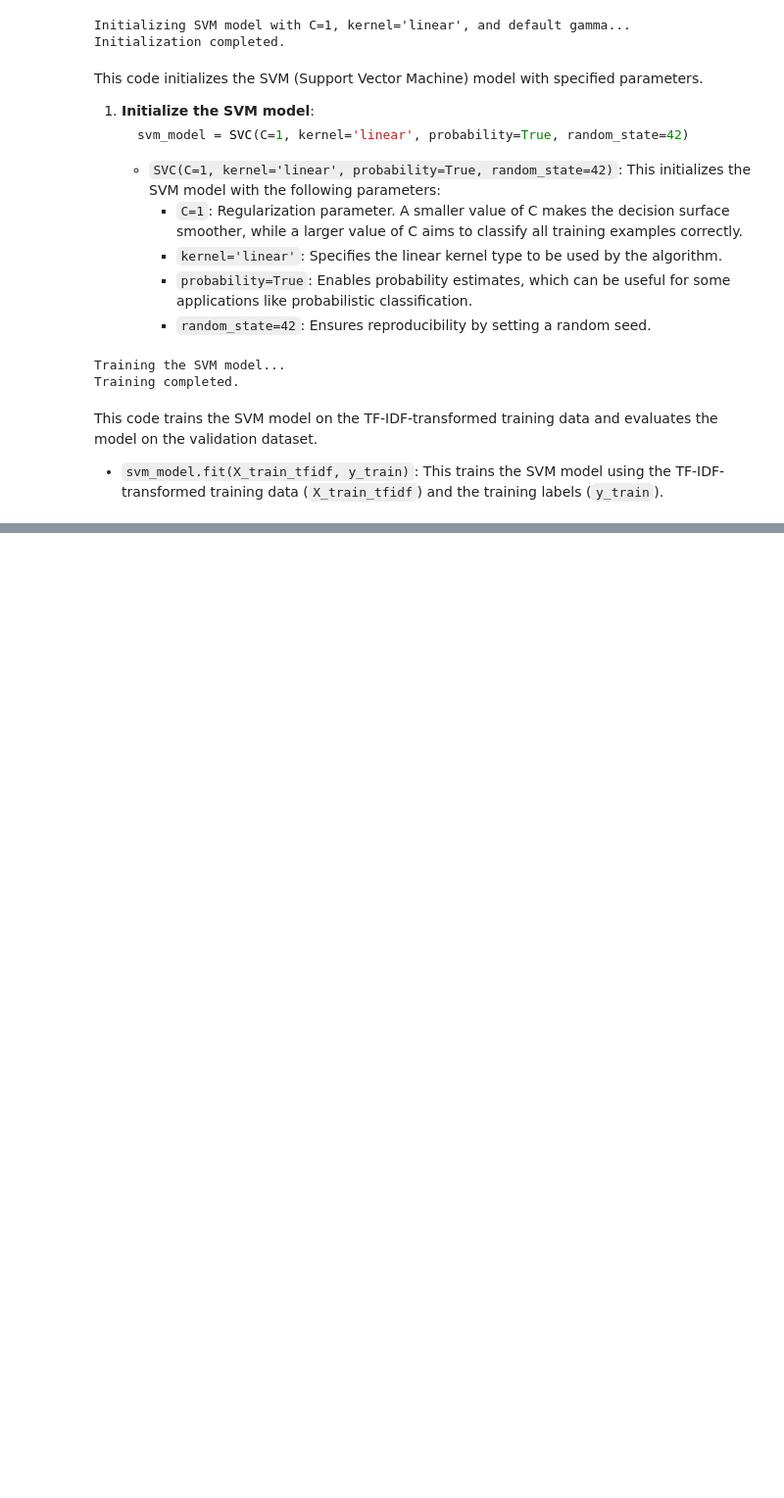
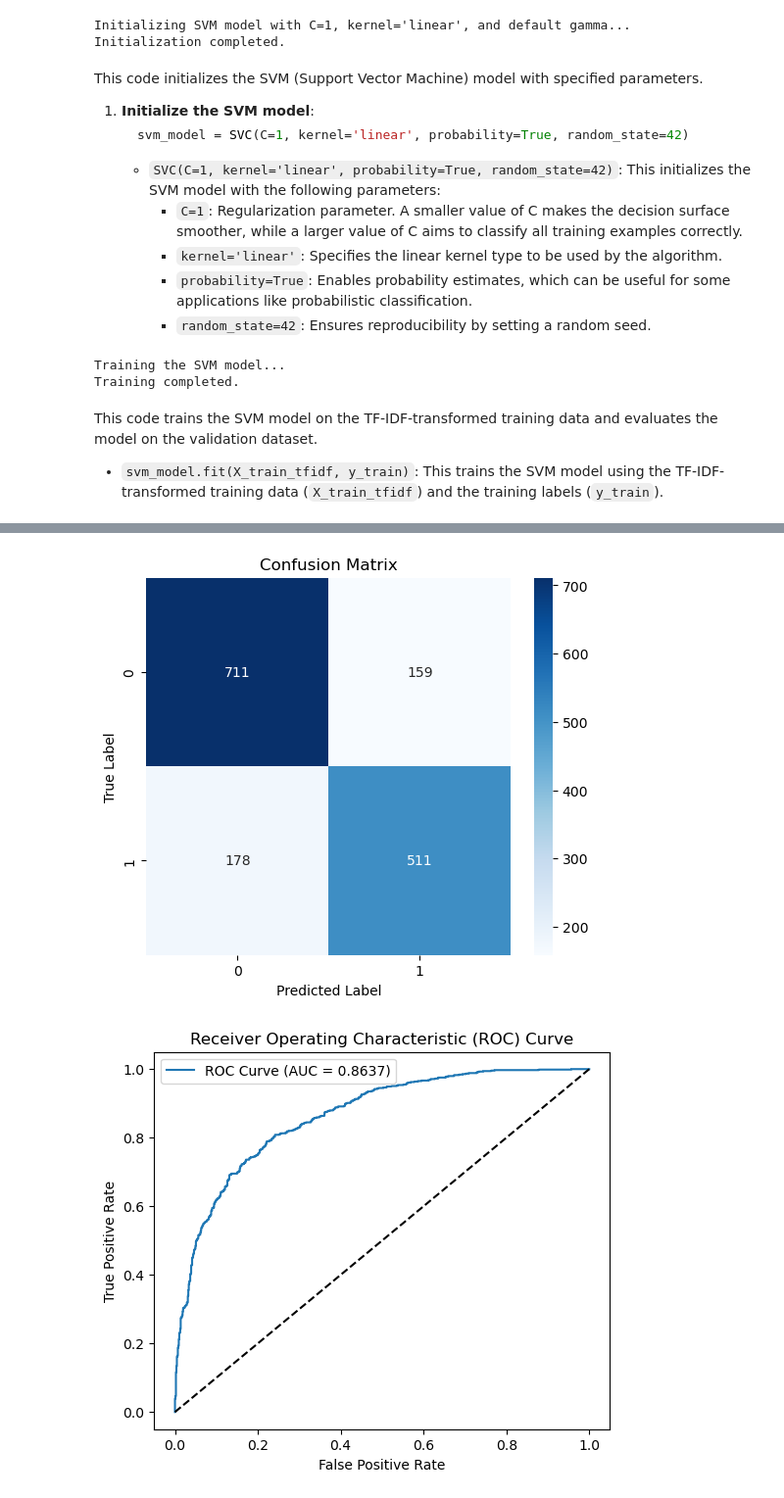
Before and after one commit to Research-Implementation/Advanced-Cyberbullying-Detection-A-Hybrid-ML-NLP-Approach, a Jupyter notebook: Cyberbullying_Project.ipynb, the cells around one changed output, grey strips where cells are left out. Shown at 98% size. Cells and saved outputs as stored; diff of their text form; code cells hidden in the pictures; blank space fills up the shorter version.

```diff
--- a/Cyberbullying_Project.ipynb
+++ b/Cyberbullying_Project.ipynb
@@ -637,7 +697,7 @@ This code performs feature extraction on the text data using TF-IDF (Term Freque
 # %%
 # Step 1: Initialize the SVM model with specified parameters
 print("Initializing SVM model with C=1, kernel='linear', and default gamma...")
-svm_model = SVC(C=1, kernel='linear', probability=True, random_state=42)
+svm_model = SVC(C=0.4641, kernel='rbf', gamma='scale', probability=True, random_state=42)
 print("Initialization completed.")
 # %% [output]
 Initializing SVM model with C=1, kernel='linear', and default gamma...
@@ -1937,0 +730,10 @@ test_saved_model("fuck boy", "svm")
+# %%
+# Save Model & Vectorizer
+
+import pickle
+
+with open("svm.pkl", "wb") as svm_file:
+    pickle.dump(svm_model, svm_file)
+
+with open("svm_vectorizer.pkl", "wb") as vec_file:
+    pickle.dump(tfidf_vectorizer, vec_file)
@@ -1937,0 +1236,64 @@ test_saved_model("fuck boy", "svm")
+# %%
+from sklearn.metrics import f1_score  # Re-import f1_score to override any accidental redefinitions
+
+device = torch.device("cuda" if torch.cuda.is_available() else "cpu")
+
+# Load tokenizer and BERT model
+tokenizer = DistilBertTokenizer.from_pretrained("distilbert-base-uncased")
+bert_model = DistilBertModel.from_pretrained("distilbert-base-uncased").to(device)
+bert_model.eval()
+
+# Load saved SVM model
+with open("hybrid_manual.pkl", "rb") as hybrid_file:
+    hybrid_model = pickle.load(hybrid_file)
+
+print("Loaded saved Hybrid model successfully.")
+
+# Generate embeddings for test data
+print("Fetching embeddings for evaluation...")
+
+print("Embeddings fetched.")
+
+# Make predictions
+hybrid_y_pred = hybrid_model.predict(X_test_scaled)
+
+# Get probabilities for ROC AUC score
+hybrid_y_pred_proba = hybrid_model.decision_function(X_test_scaled)
+
+# Evaluation Metrics
+hybrid_accuracy = accuracy_score(y_test, hybrid_y_pred)
+hybrid_precision = precision_score(y_test, hybrid_y_pred)
+hybrid_recall = recall_score(y_test, hybrid_y_pred)
+hybrid_f1 = f1_score(y_test, hybrid_y_pred)
+hybrid_roc_auc = roc_auc_score(y_test, hybrid_y_pred_proba)
+hybrid_conf_matrix = confusion_matrix(y_test, hybrid_y_pred)
+
+# Print Evaluation Metrics
+print("\n=== Model Evaluation ===")
+print(f"Accuracy: {hybrid_accuracy:.4f}")
+print(f"Precision: {hybrid_precision:.4f}")
+print(f"Recall: {hybrid_recall:.4f}")
+print(f"F1 Score: {hybrid_f1:.4f}")
+print(f"ROC AUC Score: {hybrid_roc_auc:.4f}")
+
+# Confusion Matrix
+conf_matrix = confusion_matrix(y_test, hybrid_y_pred)
+plt.figure(figsize=(6, 5))
+sns.heatmap(conf_matrix, annot=True, fmt='d', cmap='Blues', xticklabels=set(y_test), yticklabels=set(y_test))
+plt.xlabel("Predicted Label")
+plt.ylabel("True Label")
+plt.title("Confusion Matrix")
+plt.show()
+
+
+# ROC Curve
+fpr, tpr, _ = roc_curve(y_test, hybrid_y_pred_proba)
+plt.figure(figsize=(6, 5))
+plt.plot(fpr, tpr, label=f"ROC Curve (AUC = {hybrid_roc_auc:.4f})")
+plt.plot([0, 1], [0, 1], "k--")  # Diagonal line for random classifier
+plt.xlabel("False Positive Rate")
+plt.ylabel("True Positive Rate")
+plt.title("Receiver Operating Characteristic (ROC) Curve")
+plt.legend()
+plt.show()
+# %% [output]
@@ -1937,0 +1310,2 @@ test_saved_model("fuck boy", "svm")
+[figure, added]
+[figure, added]
```
Also changed, not shown: parts of 67 cells of this notebook, 13 other files.
